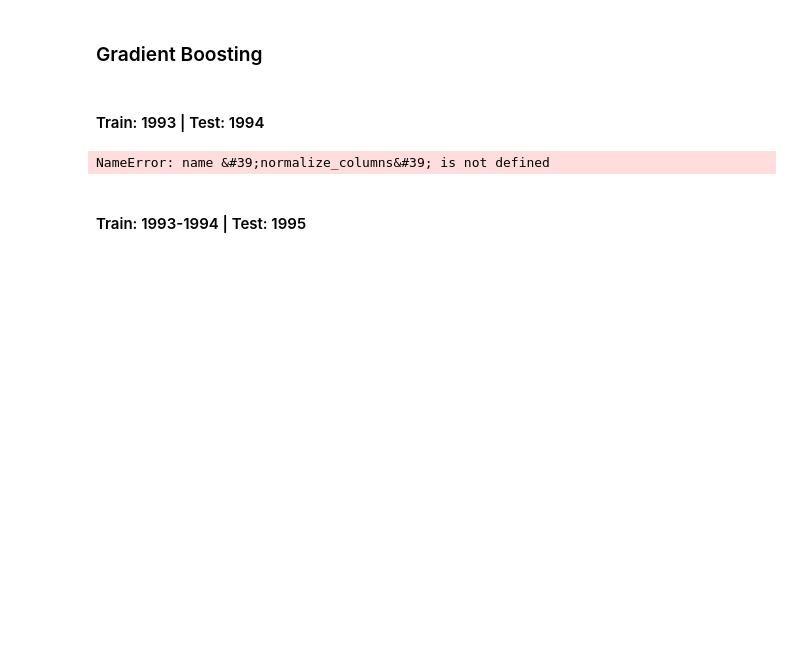
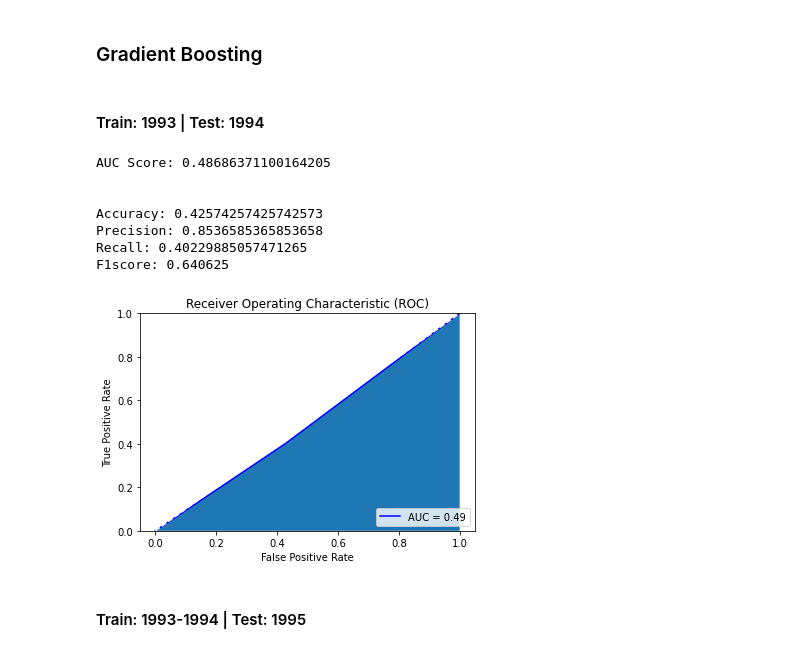
Before and after one commit to RicardoBoia2017/FEUP_ECAC, a Jupyter notebook: Project.ipynb, the cells around one changed output. Cells and saved outputs as stored; diff of their text form; code cells hidden in the pictures; blank space fills up the shorter version.

```diff
--- a/Project.ipynb
+++ b/Project.ipynb
@@ -155,12 +178,19 @@ model_performance(model, train, test, normalize = True)
 # %% [markdown]
 #### Train: 1993 | Test: 1994
 # %%
-model = GradientBoostingClassifier(criterion='friendman_mse', learning_rate=0.1, loss='deviance', max_depth=2, max_features='auto', min_impurity_split=0.05, min_samples_leaf=1, min_samples_split=2, min_weight_fraction_leaf=0, n_estimators=100, subsample=1)
+model = GradientBoostingClassifier(criterion='friedman_mse', learning_rate=0.1, loss='deviance', max_depth=2, max_features='auto', min_impurity_split=0.05, min_samples_leaf=1, min_samples_split=2, min_weight_fraction_leaf=0, n_estimators=100, subsample=1)
 train = original_loan_per_year[1993].copy()
 test = original_loan_per_year[1994].copy()
 model_performance(model, train, test, normalize = True)
 # %% [output]
-NameError: name &#39;normalize_columns&#39; is not defined
+AUC Score: 0.48686371100164205
+
+
+Accuracy: 0.42574257425742573
+Precision: 0.8536585365853658
+Recall: 0.40229885057471265
+F1score: 0.640625
+[figure, added]
 # %% [markdown]
 #### Train: 1993-1994 | Test: 1995
 # %%
```
Also changed, not shown: parts of 8 cells of this notebook.
